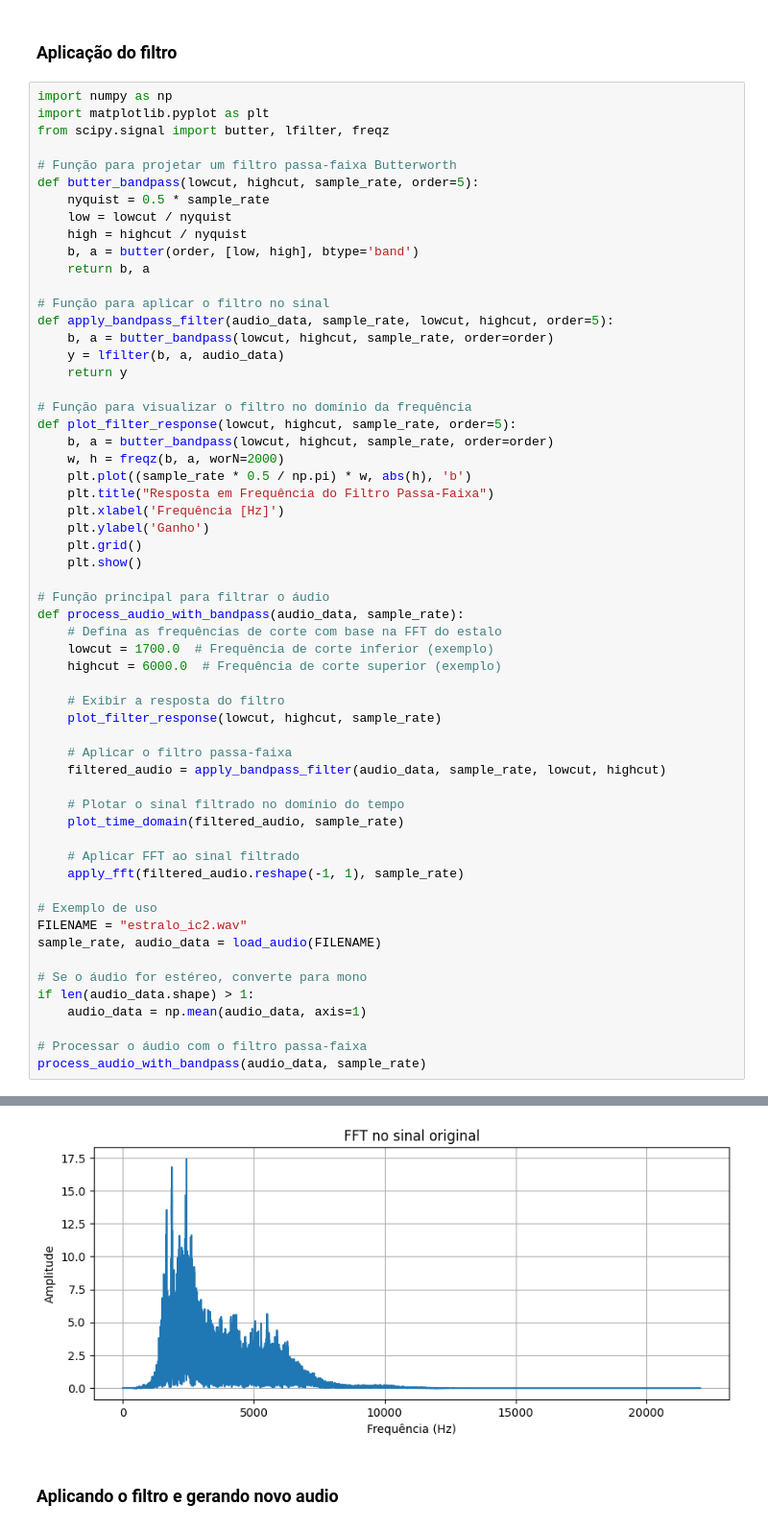
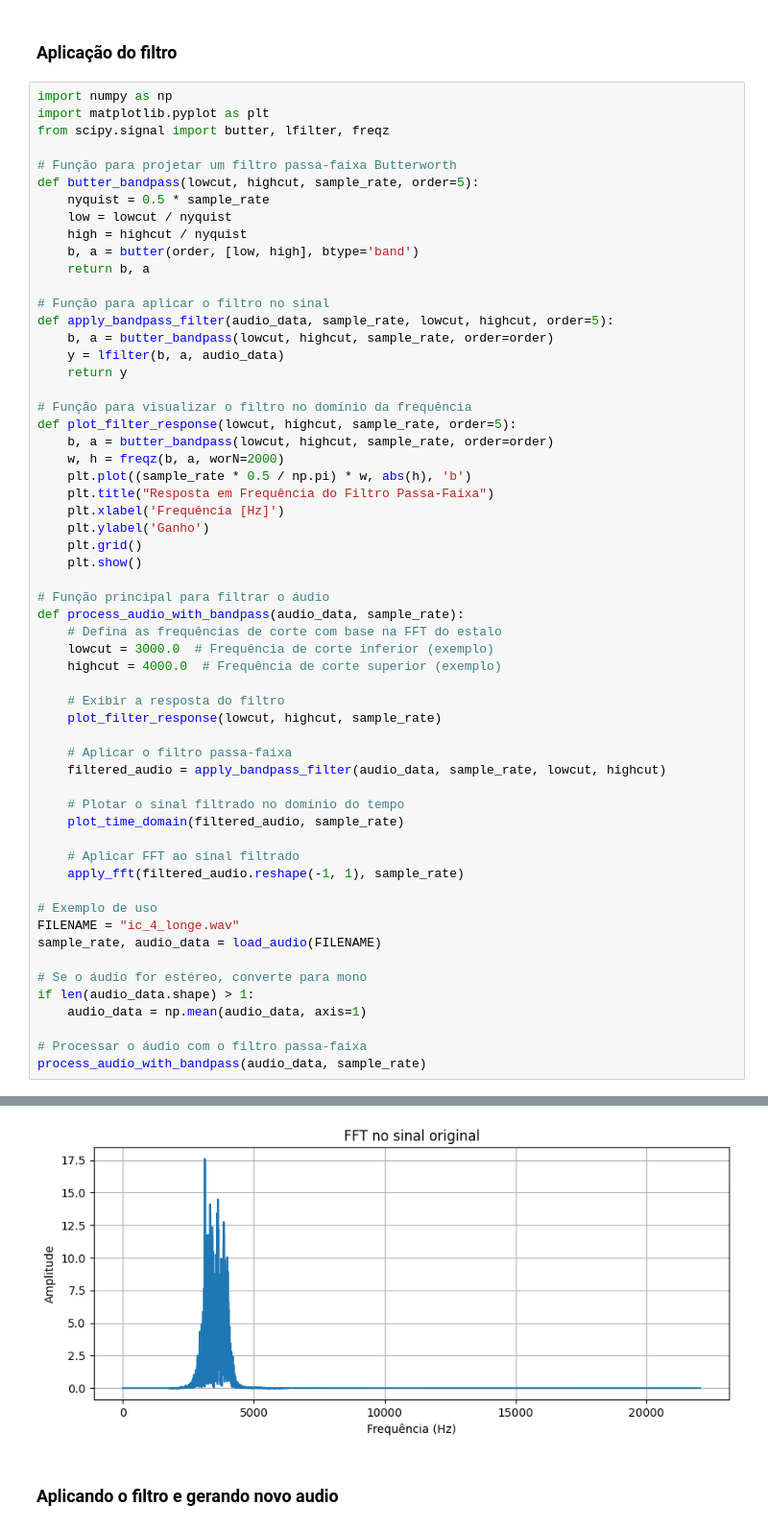
Before and after one commit to ReinaldoAssis/PDS, a Jupyter notebook: main.ipynb, the cells around one changed output, grey strips where cells are left out. Shown: that part at 96% size. Saved outputs shown, nothing was run; the diff lists cells and outputs as text.

```diff
--- a/main.ipynb
+++ b/main.ipynb
@@ -140,8 +140,8 @@ def plot_filter_response(lowcut, highcut, sample_rate, order=5):
 # Função principal para filtrar o áudio
 def process_audio_with_bandpass(audio_data, sample_rate):
     # Defina as frequências de corte com base na FFT do estalo
-    lowcut = 1700.0  # Frequência de corte inferior (exemplo)
-    highcut = 6000.0  # Frequência de corte superior (exemplo)
+    lowcut = 3000.0  # Frequência de corte inferior (exemplo)
+    highcut = 4000.0  # Frequência de corte superior (exemplo)
 
     # Exibir a resposta do filtro
     plot_filter_response(lowcut, highcut, sample_rate)
@@ -156,7 +156,7 @@ def process_audio_with_bandpass(audio_data, sample_rate):
     apply_fft(filtered_audio.reshape(-1, 1), sample_rate)
 
 # Exemplo de uso
-FILENAME = "estralo_ic2.wav"
+FILENAME = "ic_4_longe.wav"
 sample_rate, audio_data = load_audio(FILENAME)
 
 # Se o áudio for estéreo, converte para mono
@@ -172,4 +172,4 @@ process_audio_with_bandpass(audio_data, sample_rate)
-[figure, old version]
+[figure, new version]
 # %% [markdown]
 ### Aplicando o filtro e gerando novo audio
 # %%
```
Also changed, not shown: parts of 8 cells of this notebook, 12 other files.
